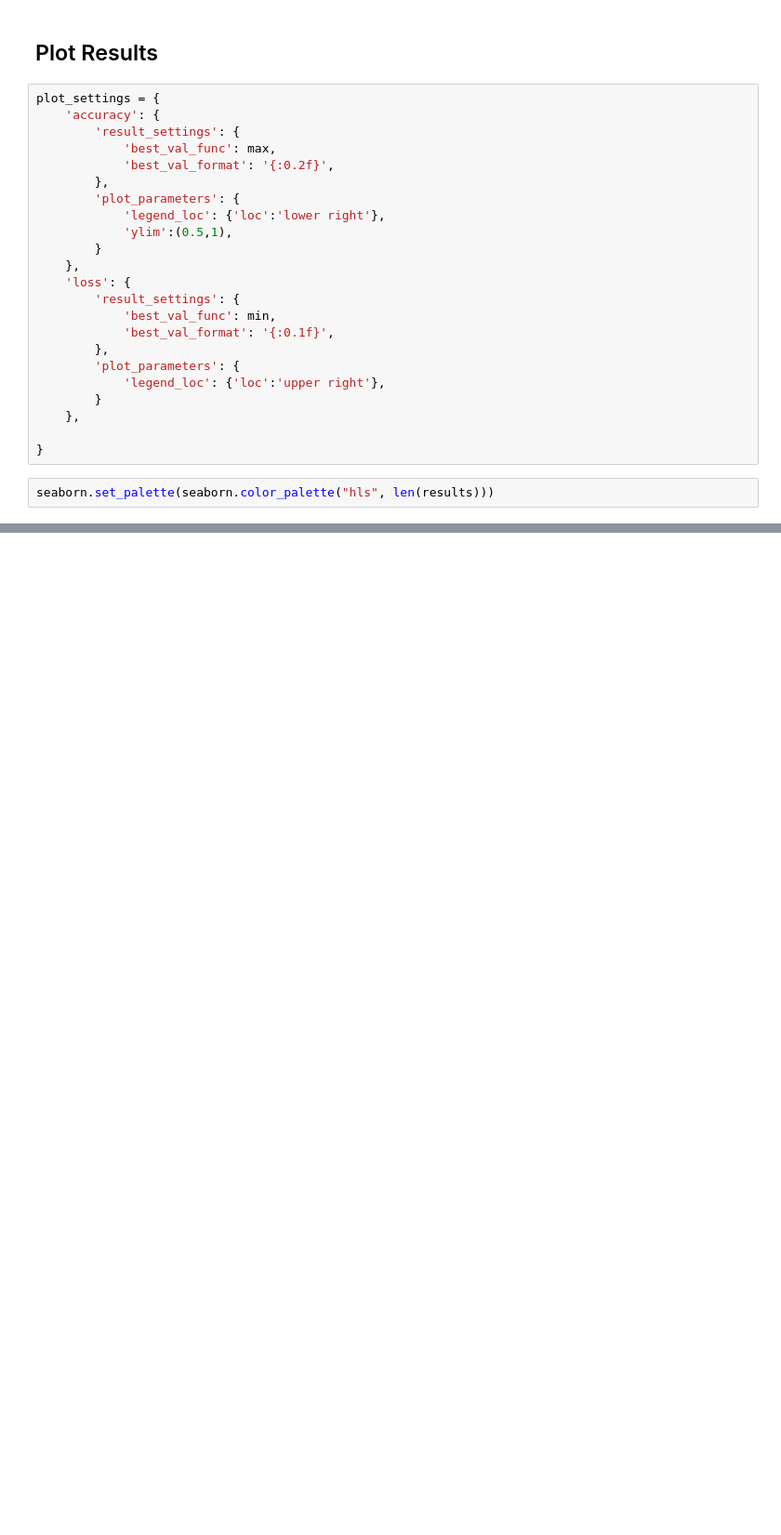
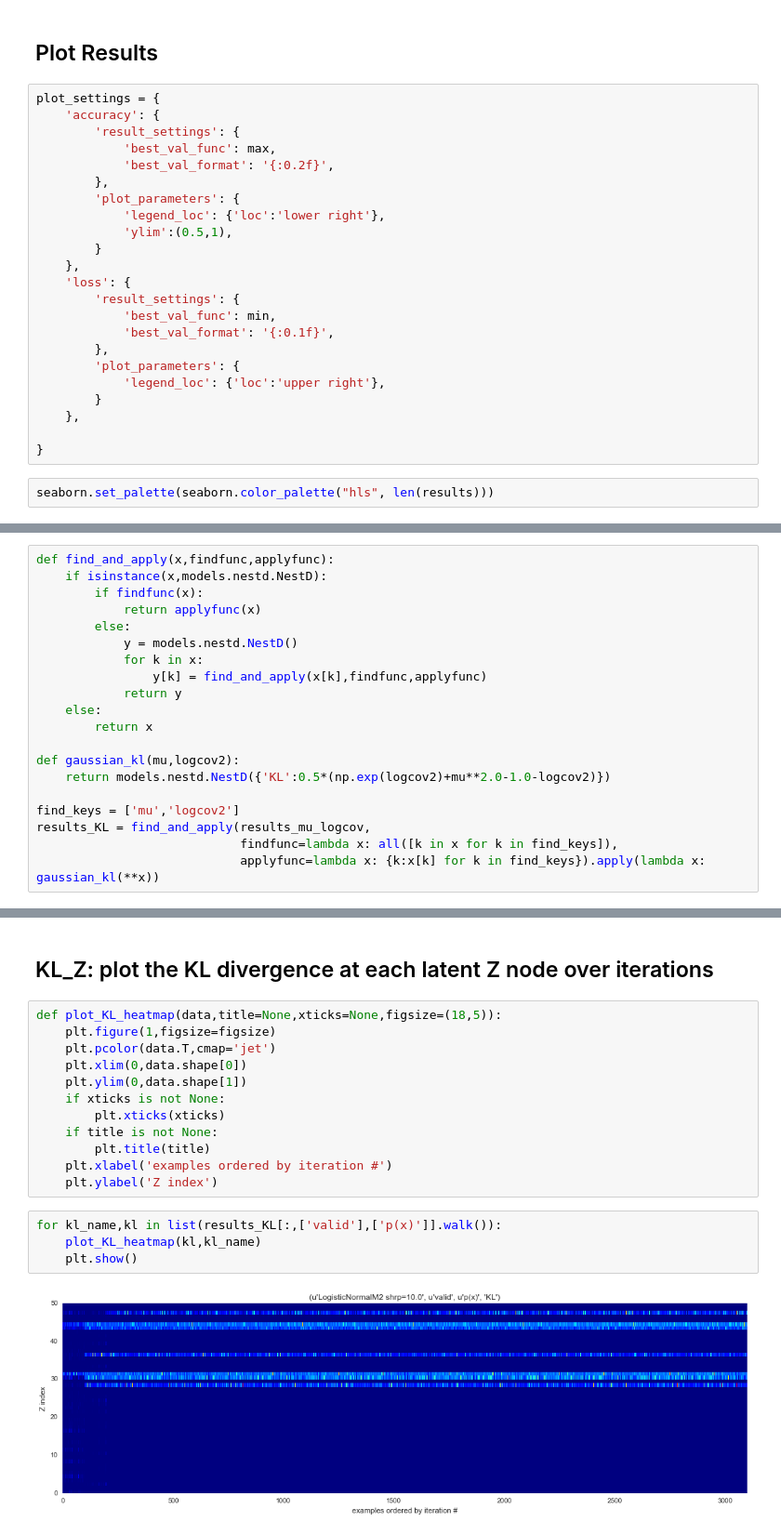
Before and after one commit to clinicalml/vae_ssl, a Jupyter notebook: results_single_seed.ipynb, the cells around one changed output, grey strips where cells are left out. Shown at 93% size. Saved outputs shown, nothing was run; the diff lists cells and outputs as text; blank space fills up the shorter version.

```diff
--- a/results_single_seed.ipynb
+++ b/results_single_seed.ipynb
@@ -289,0 +268,20 @@ None
+# %%
+def find_and_apply(x,findfunc,applyfunc):
+    if isinstance(x,models.nestd.NestD):
+        if findfunc(x):
+            return applyfunc(x)
+        else:
+            y = models.nestd.NestD()
+            for k in x:
+                y[k] = find_and_apply(x[k],findfunc,applyfunc)
+            return y
+    else:
+        return x
+
+def gaussian_kl(mu,logcov2):
+    return models.nestd.NestD({'KL':0.5*(np.exp(logcov2)+mu**2.0-1.0-logcov2)})
+
+find_keys = ['mu','logcov2']
+results_KL = find_and_apply(results_mu_logcov,
+                            findfunc=lambda x: all([k in x for k in find_keys]),
+                            applyfunc=lambda x: {k:x[k] for k in find_keys}).apply(lambda x: gaussian_kl(**x))
@@ -289,0 +308,20 @@ None
+# %% [markdown]
+## KL_Z: plot the KL divergence at each latent Z node over iterations
+# %%
+def plot_KL_heatmap(data,title=None,xticks=None,figsize=(18,5)):
+    plt.figure(1,figsize=figsize)
+    plt.pcolor(data.T,cmap='jet')
+    plt.xlim(0,data.shape[0])
+    plt.ylim(0,data.shape[1])
+    if xticks is not None:
+        plt.xticks(xticks)
+    if title is not None:
+        plt.title(title)
+    plt.xlabel('examples ordered by iteration #')
+    plt.ylabel('Z index')
+# %%
+for kl_name,kl in list(results_KL[:,['valid'],['p(x)']].walk()):
+    plot_KL_heatmap(kl,kl_name)
+    plt.show()
+# %% [output]
+[figure, added]
```
Also changed, not shown: parts of 21 cells of this notebook, 12 other files.
